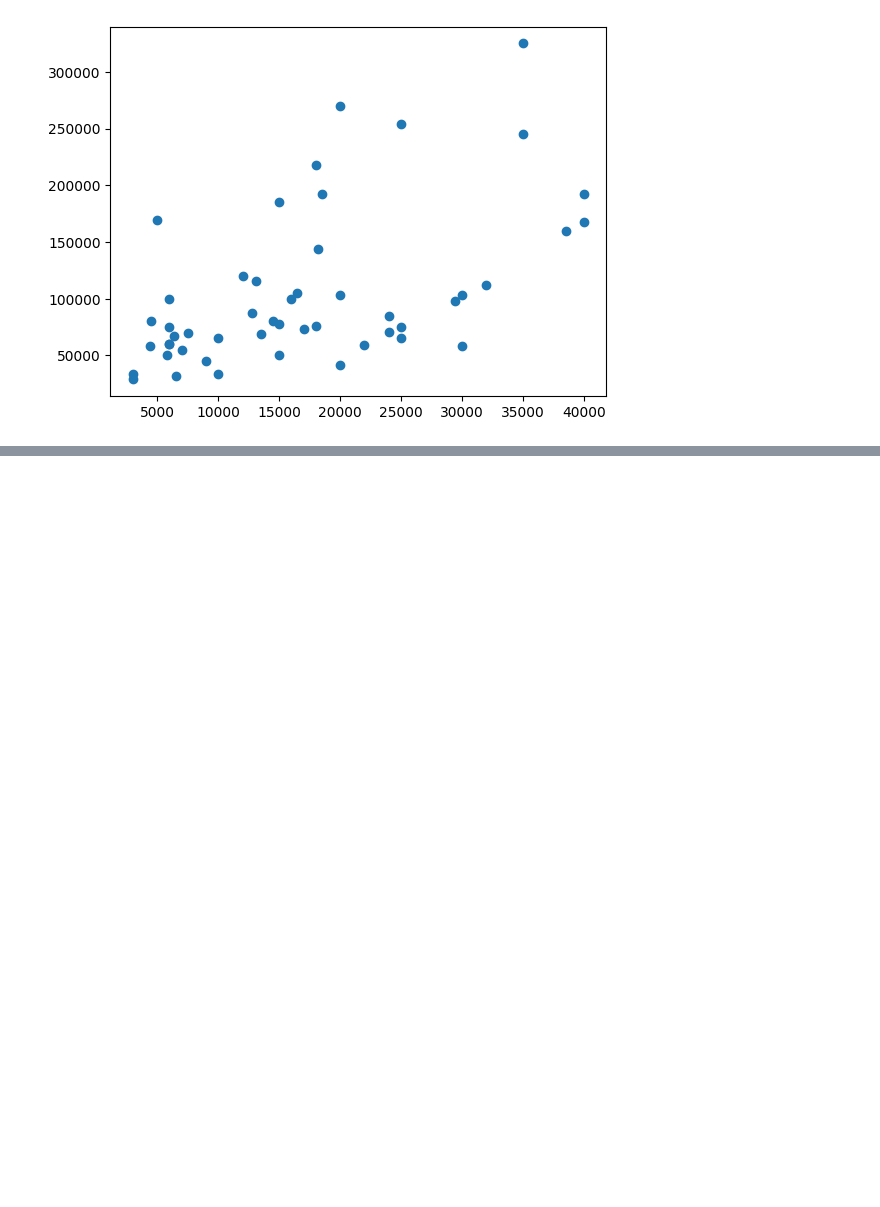
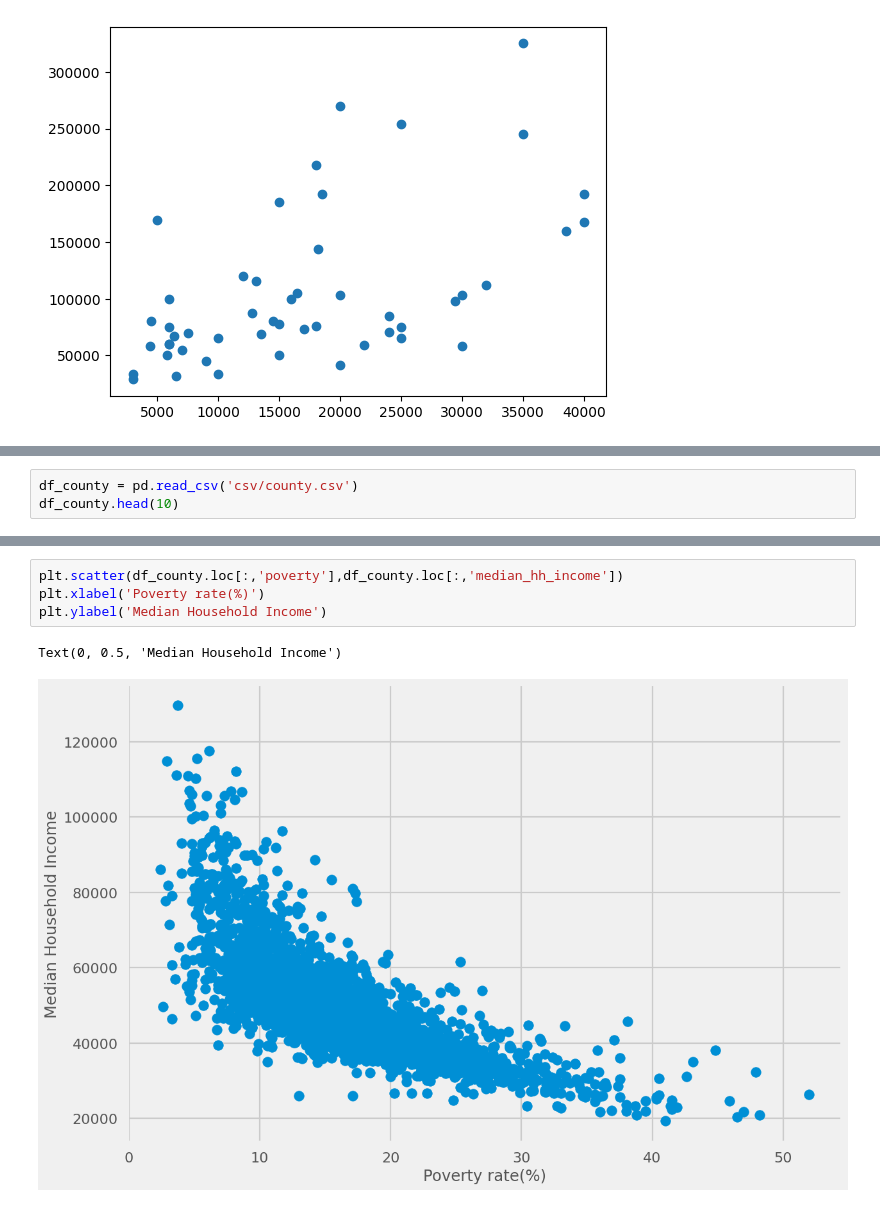
Before and after one commit to delu86/OpenIntro_Stats, a Jupyter notebook: Ch2_Summarizing_data.ipynb, the cells around one changed output, grey strips where cells are left out. Drawn from its saved outputs; the diff is of its cells as text; blank space fills up the shorter version.

```diff
--- a/Ch2_Summarizing_data.ipynb
+++ b/Ch2_Summarizing_data.ipynb
@@ -30,0 +60,3 @@ plt.show()
+# %%
+df_county = pd.read_csv('csv/county.csv')
+df_county.head(10)
@@ -30,0 +75,7 @@ plt.show()
+# %%
+plt.scatter(df_county.loc[:,'poverty'],df_county.loc[:,'median_hh_income'])
+plt.xlabel('Poverty rate(%)')
+plt.ylabel('Median Household Income')
+# %% [output]
+Text(0, 0.5, 'Median Household Income')
+[figure, added]
```
Also changed, not shown: parts of 27 cells of this notebook.
